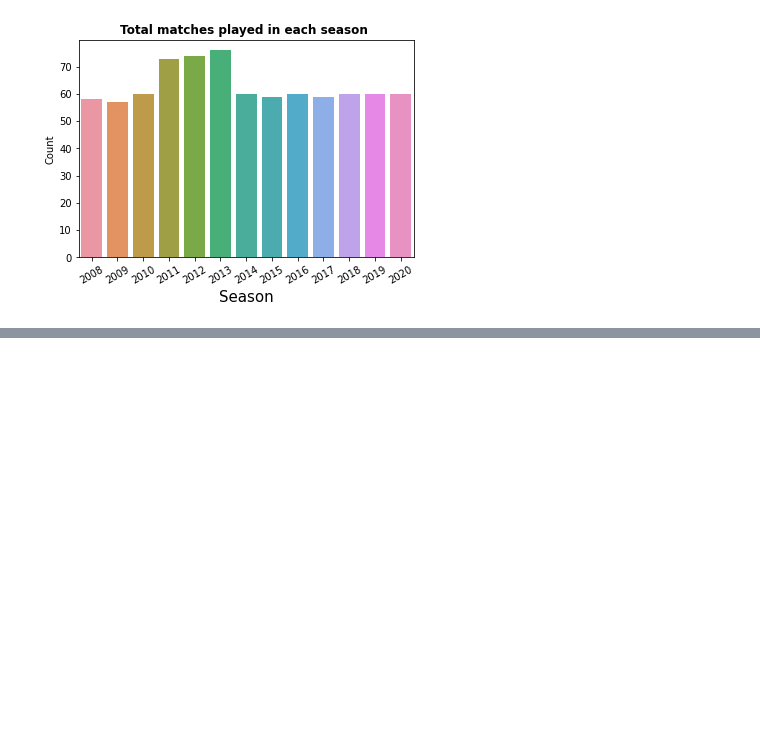
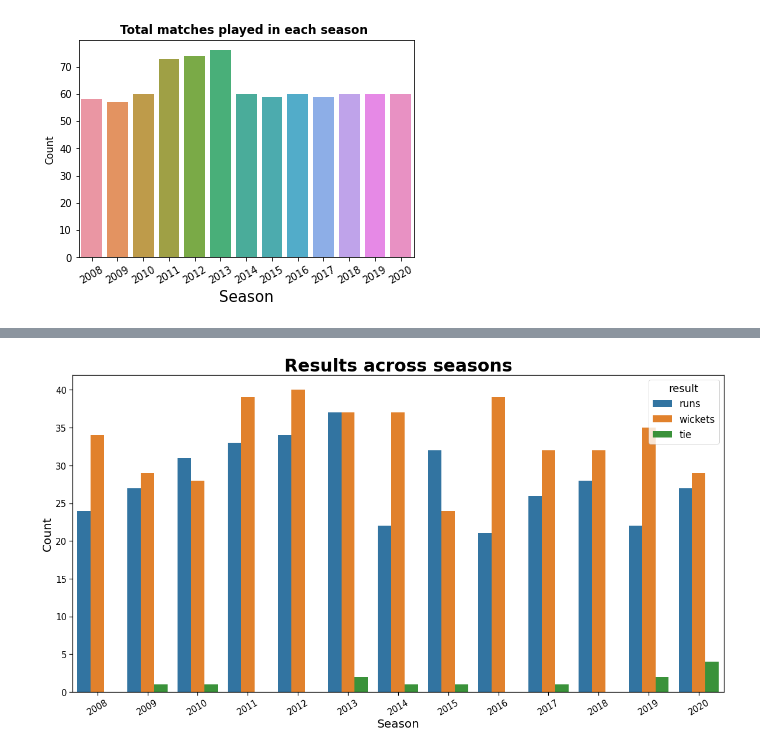
Before and after one commit to grokebloke/IPL-analyzer, a Jupyter notebook: notebook/IPL analyzer.ipynb, the cells around one changed output, grey strips where cells are left out. Saved outputs shown, nothing was run; the diff lists cells and outputs as text; code cells hidden in the pictures; blank space fills up the shorter version.

```diff
--- a/notebook/IPL analyzer.ipynb
+++ b/notebook/IPL analyzer.ipynb
@@ -74,0 +179,13 @@ Index(['Delhi Daredevils', 'Deccan Chargers', 'Royal Challengers Bangalore',
+# %%
+ax = plt.axes
+plt.figure(figsize=(20,10))
+sns.countplot(x = 'Season', hue = 'result',data = match_data)
+sns.set_context("notebook",font_scale = 1.3)
+plt.xticks(rotation = 30,fontsize = '15')
+plt.yticks(fontsize = '15')
+plt.xlabel('Season',fontsize = '20')
+plt.ylabel('Count',fontsize = '20')
+plt.title('Results across seasons',fontsize = '30',fontweight = 'bold')
+plt.show()
+# %% [output]
+[figure, added]
```
Also changed, not shown: parts of 18 cells of this notebook.
